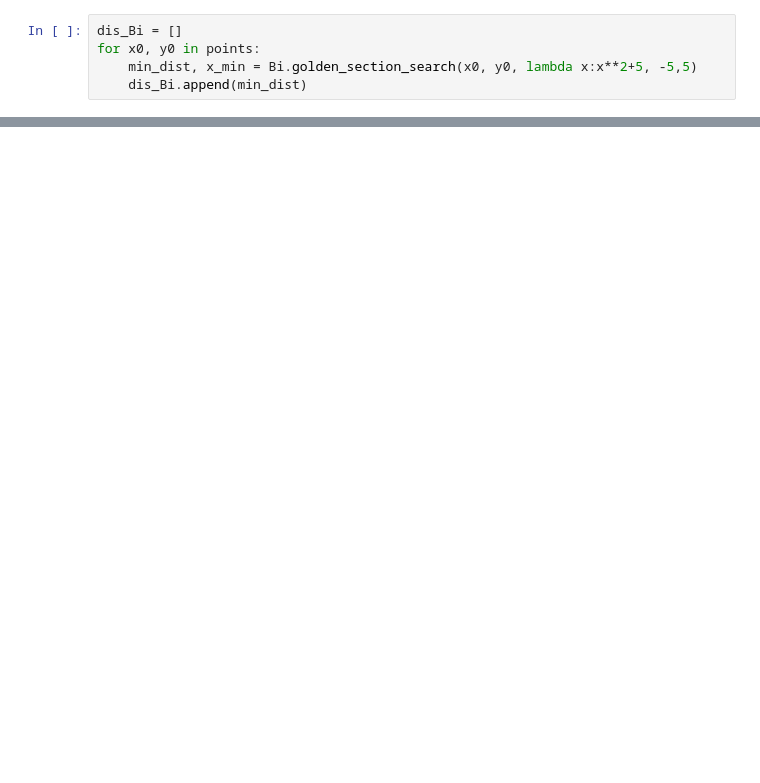
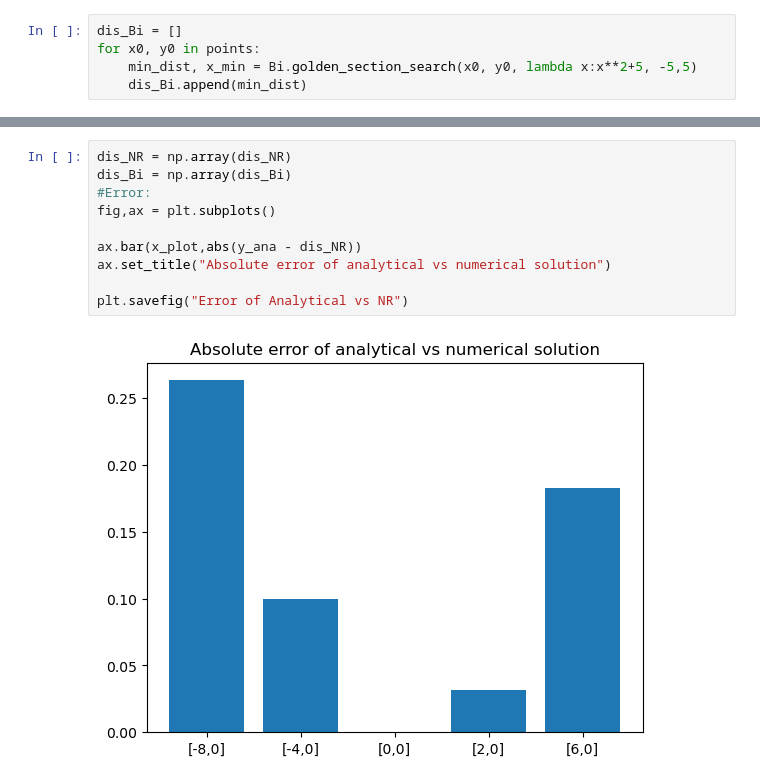
Before and after one commit to EthanAB99/EthanAB99.github.io, a Jupyter notebook: assignment1.ipynb, the cells around one changed output, grey strips where cells are left out. Cells and saved outputs as stored; diff of their text form; blank space fills up the shorter version.

```diff
--- a/assignment1.ipynb
+++ b/assignment1.ipynb
@@ -41,0 +80,12 @@ plt.show()
+# %%
+dis_NR = np.array(dis_NR)
+dis_Bi = np.array(dis_Bi)
+#Error:
+fig,ax = plt.subplots()
+
+ax.bar(x_plot,abs(y_ana - dis_NR))
+ax.set_title("Absolute error of analytical vs numerical solution")
+
+plt.savefig("Error of Analytical vs NR")
+# %% [output]
+[figure, added]
```
Also changed, not shown: parts of 6 cells of this notebook, 7 other files.
